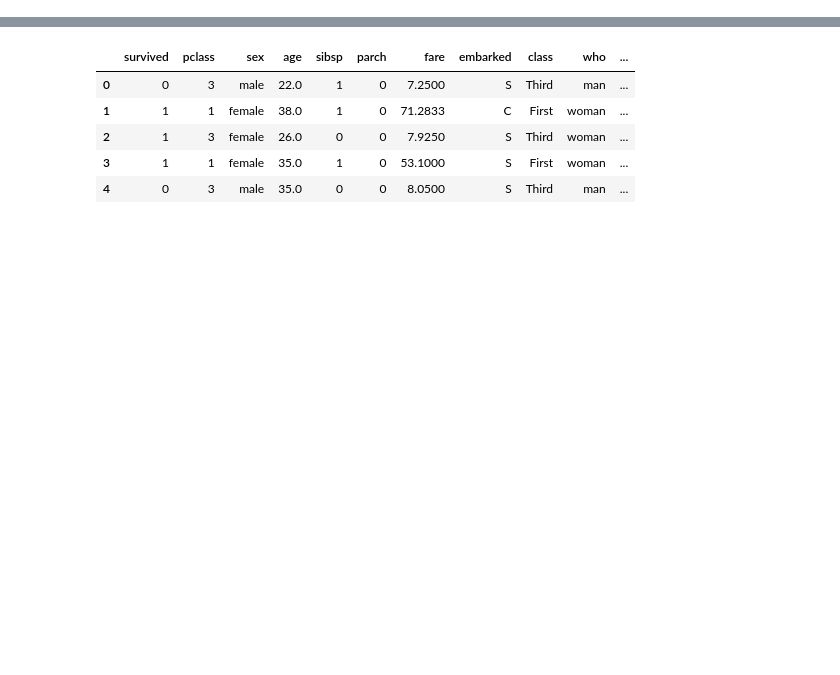
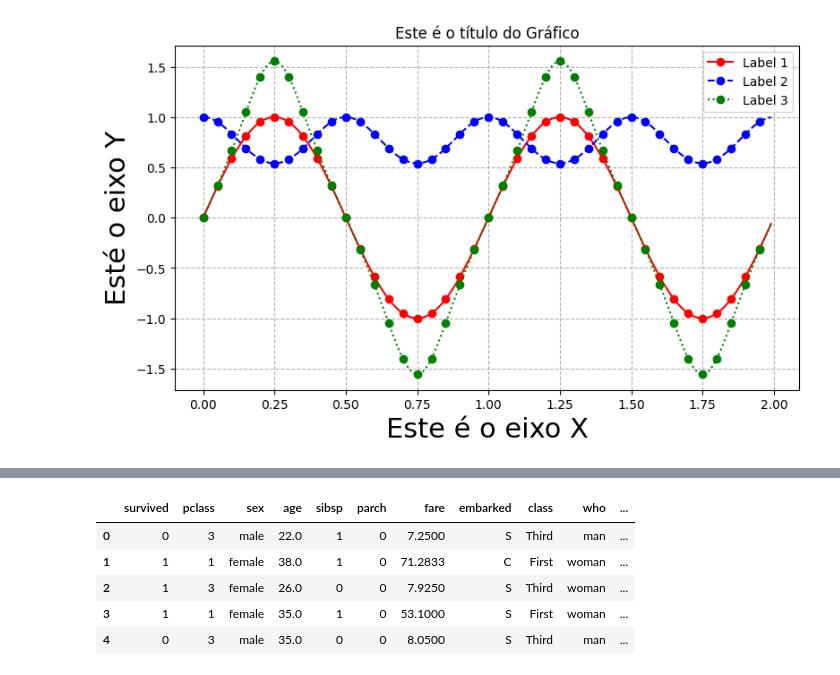
Before and after one commit to higa-daniel/mo839, a Jupyter notebook: lab04/lab04.ipynb, the cells around one changed output, grey strips where cells are left out. Cells and saved outputs as stored; diff of their text form; code cells hidden in the pictures; blank space fills up the shorter version.

```diff
--- a/lab04/lab04.ipynb
+++ b/lab04/lab04.ipynb
@@ -5,0 +10,29 @@ from sklearn.datasets import load_iris
+# %%
+x = np.arange(0.0, 2.0, 0.01)
+y = np.sin(2*np.pi*x)
+# %%
+#cria uma figura
+fig, ax = plt.subplots(figsize=(9, 5)) #ax eixo dos graficos
+                                       #fig espaço figura
+
+#configurar figura
+ax.plot(x, y, color='r', linestyle='-', label='Label 1', marker='o', markevery=5)
+ax.plot(x, np.cos(y), color='b', linestyle='--', label='Label 2', marker='o',markevery=5)
+ax.plot(x, np.tan(y), color='g', linestyle=':', label='Label 3', marker='o',markevery=5)
+
+#insere titulo na figura
+ax.set_title('Este é o título do Gráfico')
+#insere rotulo do eixo x
+ax.set_xlabel('Este é o eixo X', size=22)
+#insere rotulo do eixo y
+ax.set_ylabel('Esté o eixo Y', size=22)
+#aplica grid
+plt.grid(True, linestyle='--')
+#legenda
+plt.legend()
+#salvar figura
+fig.savefig('exemplo_plot_1.png')
+#mostrar figura
+plt.show(True)
+# %% [output]
+[figure, added]
```
Also changed, not shown: parts of 36 cells of this notebook, 1 other file.
